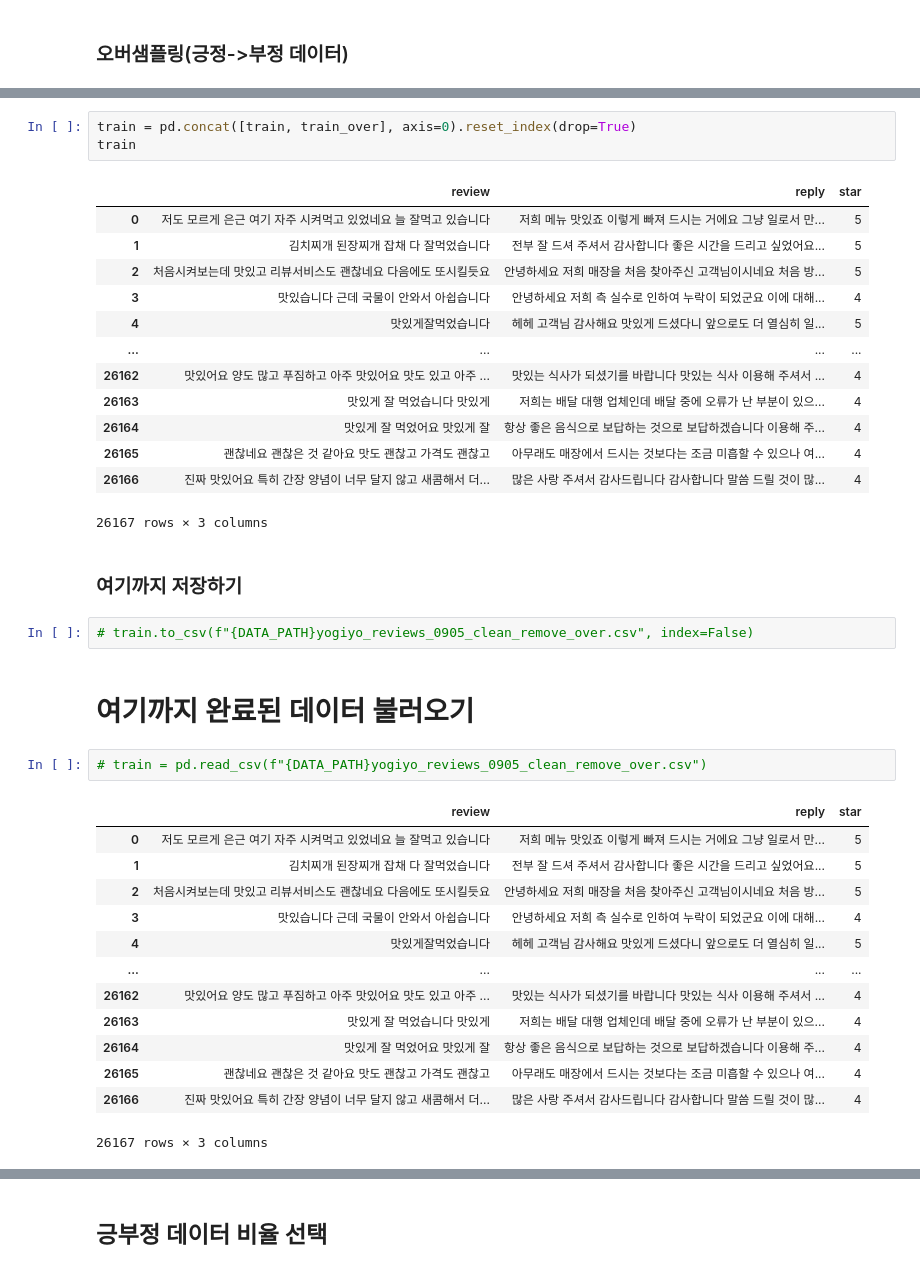
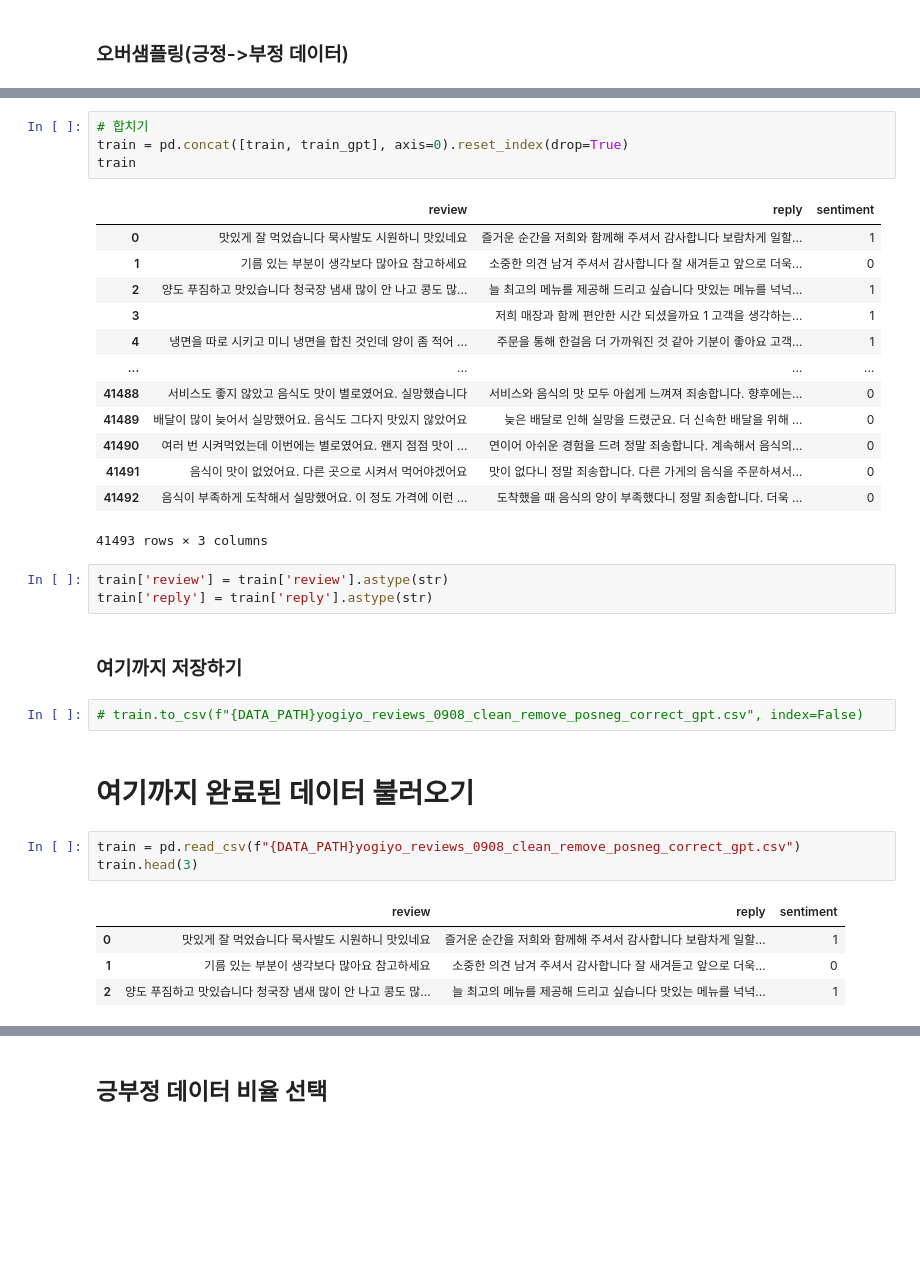
Before and after one commit to swoo-nam/BootCamp_project_final, a Jupyter notebook: 남상우_GRU기반_생성AI_모델링_ver4.ipynb, the cells around one changed output, grey strips where cells are left out. Saved outputs shown, nothing was run; the diff lists cells and outputs as text; blank space fills up the shorter version.

```diff
--- a/남상우_GRU기반_생성AI_모델링_ver4.ipynb
+++ b/남상우_GRU기반_생성AI_모델링_ver4.ipynb
@@ -121,39 +156,35 @@ dtype: int64
 # %%
-train = pd.concat([train, train_over], axis=0).reset_index(drop=True)
+# 합치기
+train = pd.concat([train, train_gpt], axis=0).reset_index(drop=True)
 train
 # %% [output]
-|  | review | reply | star |
-| 0 | 저도 모르게 은근 여기 자주 시켜먹고 있었네요 늘 잘먹고 있습니다 | 저희 메뉴 맛있죠 이렇게 빠져 드시는 거에요 그냥 일로서 만... | 5 |
-| 1 | 김치찌개 된장찌개 잡채 다 잘먹었습니다 | 전부 잘 드셔 주셔서 감사합니다 좋은 시간을 드리고 싶었어요... | 5 |
-| 2 | 처음시켜보는데 맛있고 리뷰서비스도 괜찮네요 다음에도 또시킬듯요 | 안녕하세요 저희 매장을 처음 찾아주신 고객님이시네요 처음 방... | 5 |
-| 3 | 맛있습니다 근데 국물이 안와서 아쉽습니다 | 안녕하세요 저희 측 실수로 인하여 누락이 되었군요 이에 대해... | 4 |
-| 4 | 맛있게잘먹었습니다 | 헤헤 고객님 감사해요 맛있게 드셨다니 앞으로도 더 열심히 일... | 5 |
+|  | review | reply | sentiment |
+| 0 | 맛있게 잘 먹었습니다 묵사발도 시원하니 맛있네요 | 즐거운 순간을 저희와 함께해 주셔서 감사합니다 보람차게 일할... | 1 |
+| 1 | 기름 있는 부분이 생각보다 많아요 참고하세요 | 소중한 의견 남겨 주셔서 감사합니다 잘 새겨듣고 앞으로 더욱... | 0 |
+| 2 | 양도 푸짐하고 맛있습니다 청국장 냄새 많이 안 나고 콩도 많... | 늘 최고의 메뉴를 제공해 드리고 싶습니다 맛있는 메뉴를 넉넉... | 1 |
+| 3 |  | 저희 매장과 함께 편안한 시간 되셨을까요 1 고객을 생각하는... | 1 |
+| 4 | 냉면을 따로 시키고 미니 냉면을 합친 것인데 양이 좀 적어 ... | 주문을 통해 한걸음 더 가까워진 것 같아 기분이 좋아요 고객... | 1 |
 | ... | ... | ... | ... |
-| 26162 | 맛있어요 양도 많고 푸짐하고 아주 맛있어요 맛도 있고 아주 ... | 맛있는 식사가 되셨기를 바랍니다 맛있는 식사 이용해 주셔서 ... | 4 |
-| 26163 | 맛있게 잘 먹었습니다 맛있게 | 저희는 배달 대행 업체인데 배달 중에 오류가 난 부분이 있으... | 4 |
-| 26164 | 맛있게 잘 먹었어요 맛있게 잘 | 항상 좋은 음식으로 보답하는 것으로 보답하겠습니다 이용해 주... | 4 |
-| 26165 | 괜찮네요 괜찮은 것 같아요 맛도 괜찮고 가격도 괜찮고 | 아무래도 매장에서 드시는 것보다는 조금 미흡할 수 있으나 여... | 4 |
-| 26166 | 진짜 맛있어요 특히 간장 양념이 너무 달지 않고 새콤해서 더... | 많은 사랑 주셔서 감사드립니다 감사합니다 말씀 드릴 것이 많... | 4 |
+| 41488 | 서비스도 좋지 않았고 음식도 맛이 별로였어요. 실망했습니다 | 서비스와 음식의 맛 모두 아쉽게 느껴져 죄송합니다. 향후에는... | 0 |
+| 41489 | 배달이 많이 늦어서 실망했어요. 음식도 그다지 맛있지 않았어요 | 늦은 배달로 인해 실망을 드렸군요. 더 신속한 배달을 위해 ... | 0 |
+| 41490 | 여러 번 시켜먹었는데 이번에는 별로였어요. 왠지 점점 맛이 ... | 연이어 아쉬운 경험을 드려 정말 죄송합니다. 계속해서 음식의... | 0 |
+| 41491 | 음식이 맛이 없었어요. 다른 곳으로 시켜서 먹어야겠어요 | 맛이 없다니 정말 죄송합니다. 다른 가게의 음식을 주문하셔서... | 0 |
+| 41492 | 음식이 부족하게 도착해서 실망했어요. 이 정도 가격에 이런 ... | 도착했을 때 음식의 양이 부족했다니 정말 죄송합니다. 더욱 ... | 0 |
-26167 rows × 3 columns
+41493 rows × 3 columns
+# %%
+train['review'] = train['review'].astype(str)
+train['reply'] = train['reply'].astype(str)
 # %% [markdown]
 ### 여기까지 저장하기
 # %%
-# train.to_csv(f"{DATA_PATH}yogiyo_reviews_0905_clean_remove_over.csv", index=False)
+# train.to_csv(f"{DATA_PATH}yogiyo_reviews_0908_clean_remove_posneg_correct_gpt.csv", index=False)
 # %% [markdown]
 # 여기까지 완료된 데이터 불러오기
 # %%
-# train = pd.read_csv(f"{DATA_PATH}yogiyo_reviews_0905_clean_remove_over.csv")
+train = pd.read_csv(f"{DATA_PATH}yogiyo_reviews_0908_clean_remove_posneg_correct_gpt.csv")
+train.head(3)
 # %% [output]
-|  | review | reply | star |
-| 0 | 저도 모르게 은근 여기 자주 시켜먹고 있었네요 늘 잘먹고 있습니다 | 저희 메뉴 맛있죠 이렇게 빠져 드시는 거에요 그냥 일로서 만... | 5 |
-| 1 | 김치찌개 된장찌개 잡채 다 잘먹었습니다 | 전부 잘 드셔 주셔서 감사합니다 좋은 시간을 드리고 싶었어요... | 5 |
-| 2 | 처음시켜보는데 맛있고 리뷰서비스도 괜찮네요 다음에도 또시킬듯요 | 안녕하세요 저희 매장을 처음 찾아주신 고객님이시네요 처음 방... | 5 |
-| 3 | 맛있습니다 근데 국물이 안와서 아쉽습니다 | 안녕하세요 저희 측 실수로 인하여 누락이 되었군요 이에 대해... | 4 |
-| 4 | 맛있게잘먹었습니다 | 헤헤 고객님 감사해요 맛있게 드셨다니 앞으로도 더 열심히 일... | 5 |
-| ... | ... | ... | ... |
-| 26162 | 맛있어요 양도 많고 푸짐하고 아주 맛있어요 맛도 있고 아주 ... | 맛있는 식사가 되셨기를 바랍니다 맛있는 식사 이용해 주셔서 ... | 4 |
-| 26163 | 맛있게 잘 먹었습니다 맛있게 | 저희는 배달 대행 업체인데 배달 중에 오류가 난 부분이 있으... | 4 |
-| 26164 | 맛있게 잘 먹었어요 맛있게 잘 | 항상 좋은 음식으로 보답하는 것으로 보답하겠습니다 이용해 주... | 4 |
-| 26165 | 괜찮네요 괜찮은 것 같아요 맛도 괜찮고 가격도 괜찮고 | 아무래도 매장에서 드시는 것보다는 조금 미흡할 수 있으나 여... | 4 |
-| 26166 | 진짜 맛있어요 특히 간장 양념이 너무 달지 않고 새콤해서 더... | 많은 사랑 주셔서 감사드립니다 감사합니다 말씀 드릴 것이 많... | 4 |
+|  | review | reply | sentiment |
+| 0 | 맛있게 잘 먹었습니다 묵사발도 시원하니 맛있네요 | 즐거운 순간을 저희와 함께해 주셔서 감사합니다 보람차게 일할... | 1 |
+| 1 | 기름 있는 부분이 생각보다 많아요 참고하세요 | 소중한 의견 남겨 주셔서 감사합니다 잘 새겨듣고 앞으로 더욱... | 0 |
+| 2 | 양도 푸짐하고 맛있습니다 청국장 냄새 많이 안 나고 콩도 많... | 늘 최고의 메뉴를 제공해 드리고 싶습니다 맛있는 메뉴를 넉넉... | 1 |
-26167 rows × 3 columns
```
Also changed, not shown: parts of 45 cells of this notebook.
